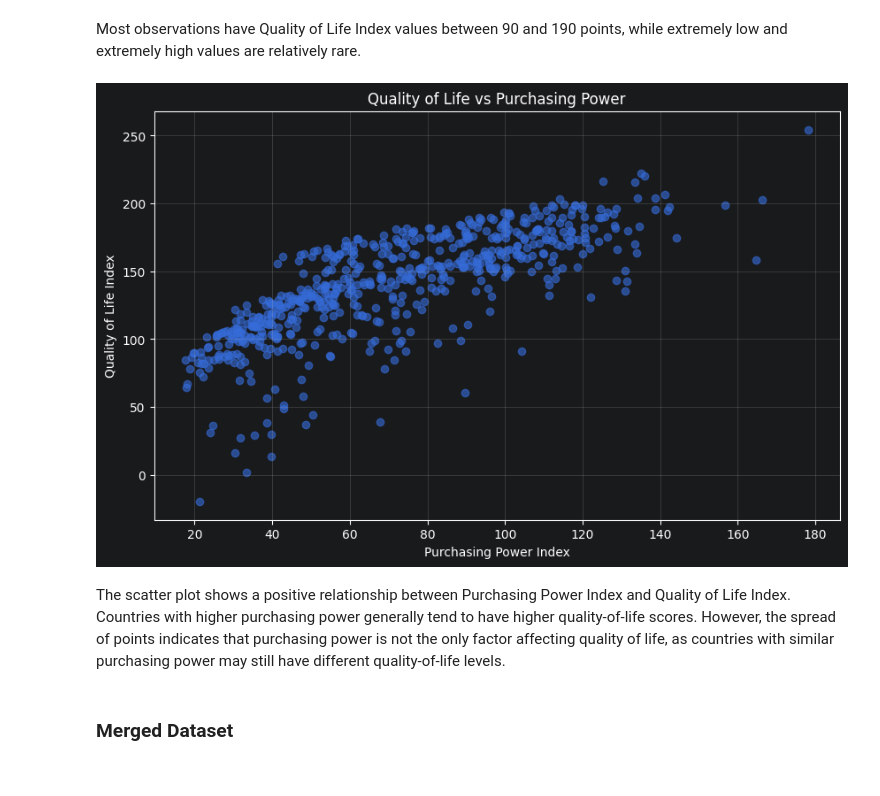
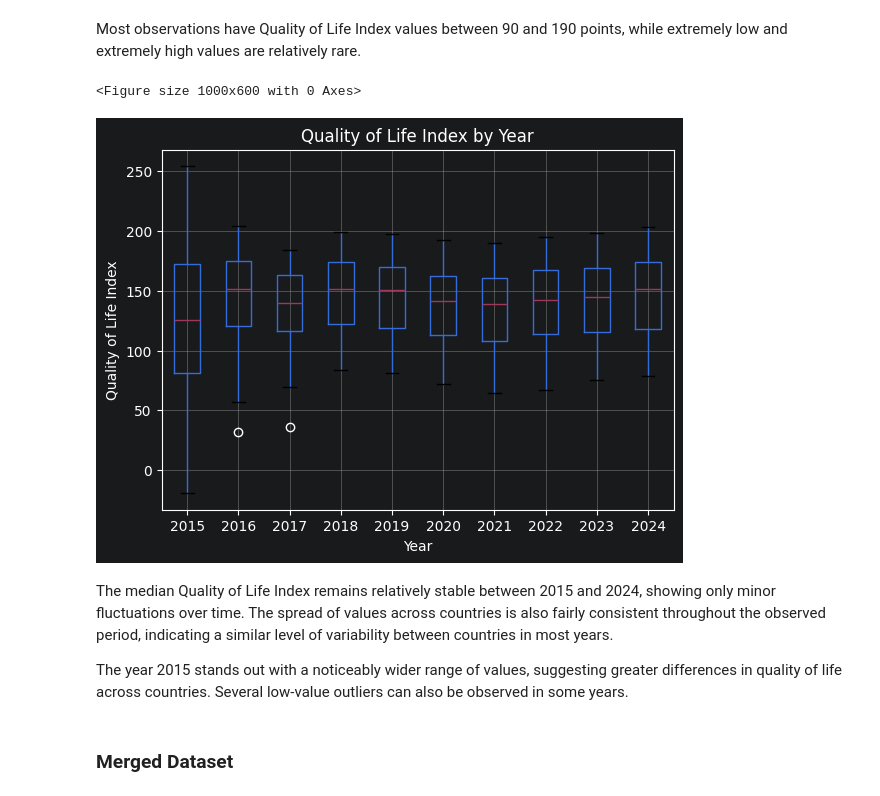
Before and after one commit to soonserv/data-best-project, a Jupyter notebook: notebooks/SA_notebook.ipynb, the cells around one changed output. Saved outputs shown, nothing was run; the diff lists cells and outputs as text; code cells hidden in the pictures.

Commit message:
Made data transformation and added some edits

```diff
--- a/notebooks/SA_notebook.ipynb
+++ b/notebooks/SA_notebook.ipynb
@@ -580,3 +586,6 @@ clean_data.head(15)
 | 14 | Australia | 2017 | 8.5 | 174.45 | 104.85 | 57.80 | ... |
 # %% [markdown]
 The dataset contains semi-annual observations marked with the “/2” suffix. Since this project focuses on yearly analysis, the suffix was removed from the Year column and the values were converted to integers. Then, observations for the same country and year were combined by calculating the mean of the numerical indicators.
+# %%
+clean_data = clean_data.drop(columns=["Rank"])
+clean_data.head()
@@ -648,19 +665,24 @@ Most observations have Quality of Life Index values between 90 and 190 points, w
 # %%
 plt.figure(figsize=(10,6))
 
-plt.scatter(clean_data["Purchasing Power Index"], clean_data["Quality of Life Index"], alpha=0.6)
+clean_data.boxplot(
+    column="Quality of Life Index",
+    by="Year"
+)
 
-plt.title("Quality of Life vs Purchasing Power")
-plt.xlabel("Purchasing Power Index")
+plt.suptitle("")
+plt.title("Quality of Life Index by Year")
+plt.xlabel("Year")
 plt.ylabel("Quality of Life Index")
 
-plt.grid(alpha=0.3)
-
 plt.show()
 # %% [output]
+<Figure size 1000x600 with 0 Axes>
-[figure, old version]
+[figure, new version]
 # %% [markdown]
-The scatter plot shows a positive relationship between Purchasing Power Index and Quality of Life Index. Countries with higher purchasing power generally tend to have higher quality-of-life scores. However, the spread of points indicates that purchasing power is not the only factor affecting quality of life, as countries with similar purchasing power may still have different quality-of-life levels.
+The median Quality of Life Index remains relatively stable between 2015 and 2024, showing only minor fluctuations over time. The spread of values across countries is also fairly consistent throughout the observed period, indicating a similar level of variability between countries in most years.
+
+The year 2015 stands out with a noticeably wider range of values, suggesting greater differences in quality of life across countries. Several low-value outliers can also be observed in some years.
 # %% [markdown]
 ### Merged Dataset
 # %% [markdown]
```
Also changed, not shown: parts of 28 cells of this notebook.
